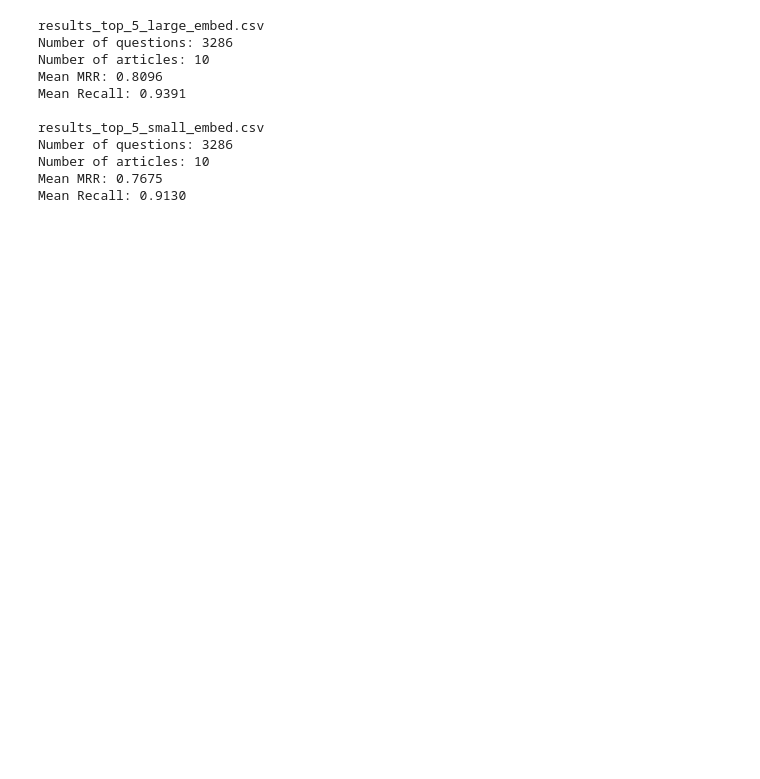
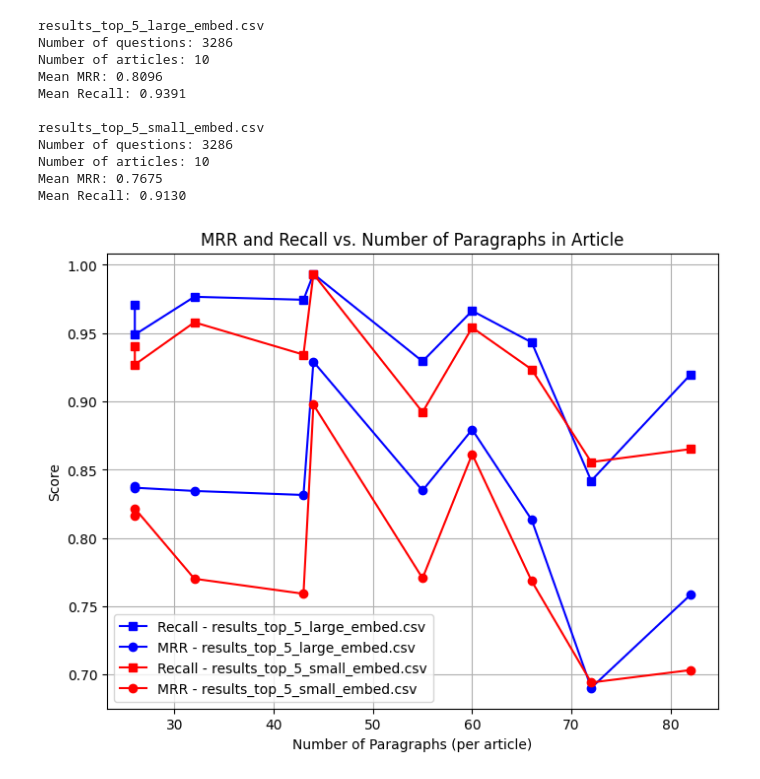
Before and after one commit to patrickamsler/doc-chat, a Jupyter notebook: api/notebooks/evaluation/squad_semantic_search.ipynb, the cells around one changed output. Drawn from its saved outputs; the diff is of its cells as text; code cells hidden in the pictures; blank space fills up the shorter version.

Commit message:
- plot results

```diff
--- a/api/notebooks/evaluation/squad_semantic_search.ipynb
+++ b/api/notebooks/evaluation/squad_semantic_search.ipynb
@@ -155,28 +130,66 @@ Processing article 'Spectre_(2015_film)' with 43 paragraphs
 # %%
 # read the results
 def print_results(data_set):
     results_df = pd.read_csv(f'{results_directory}/{data_set}')
     print(data_set)
     print(f"Number of questions: {len(results_df)}")
     print(f"Number of articles: {results_df['article'].nunique()}")
     mean_mrr = results_df['mrr'].mean()
     mean_recall = results_df['recall'].mean()
     print(f"Mean MRR: {mean_mrr:.4f}")
     print(f"Mean Recall: {mean_recall:.4f}")
     print()
 
 
-print_results("results_top_5_large_embed.csv")
-print_results("results_top_5_small_embed.csv")
+def results_by_article(data_set):
+    results_df = pd.read_csv(f'{results_directory}/{data_set}')
+    grouped = results_df.groupby('article').agg({
+        'mrr': 'mean',
+        'recall': 'mean',
+        'question_id': 'count',
+        'number_of_paragraphs': 'first'
+    })
+    grouped = grouped.rename(columns={'question_id': 'number_of_questions'})
+    return grouped
+
+
+def plot_results(data_sets):
+    plt.figure(figsize=(8, 6))
+    colors = ['blue', 'red', 'green', 'purple']  # assign each dataset a color
+    for idx, ds in enumerate(data_sets):
+        grouped = results_by_article(ds)
+        grouped = grouped.sort_values('number_of_paragraphs')
+        paragraphs = grouped['number_of_paragraphs']
+        color = colors[idx % len(colors)]
+        plt.plot(paragraphs, grouped['recall'], marker='s', color=color, label=f'Recall - {ds}')
+        plt.plot(paragraphs, grouped['mrr'], marker='o', color=color, label=f'MRR - {ds}')
+    plt.xlabel('Number of Paragraphs (per article)')
+    plt.ylabel('Score')
+    plt.title('MRR and Recall vs. Number of Paragraphs in Article')
+    plt.grid(True)
+    plt.legend()
+    plt.show()
+
+
+result_data = [
+    "results_top_5_large_embed.csv",
+    "results_top_5_small_embed.csv"
+]
+
+for data_set in result_data:
+    print_results(data_set)
+
+plot_results(result_data)
 # %% [output]
 results_top_5_large_embed.csv
 Number of questions: 3286
 Number of articles: 10
 Mean MRR: 0.8096
 Mean Recall: 0.9391
 
 results_top_5_small_embed.csv
 Number of questions: 3286
 Number of articles: 10
 Mean MRR: 0.7675
 Mean Recall: 0.9130
+[figure, added]
```
Also changed, not shown: parts of 4 cells of this notebook.
